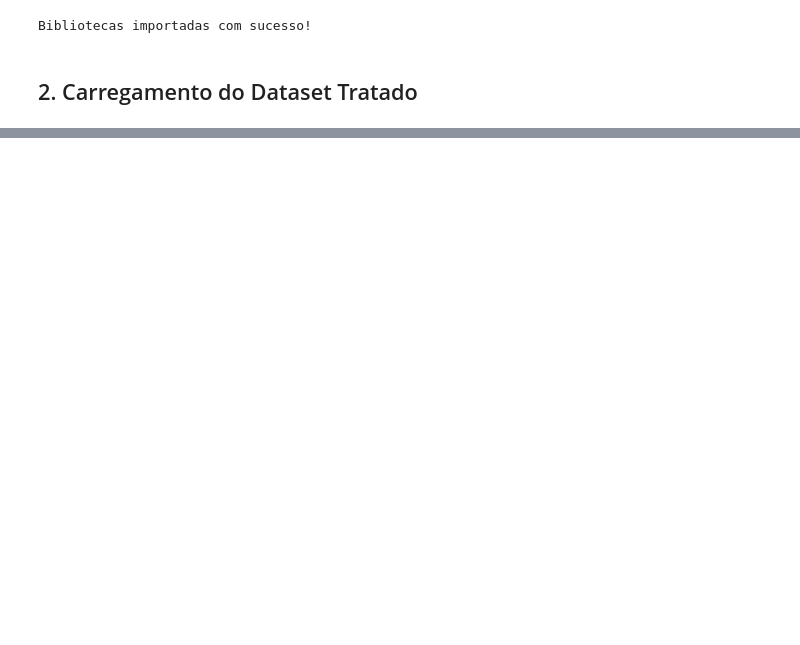
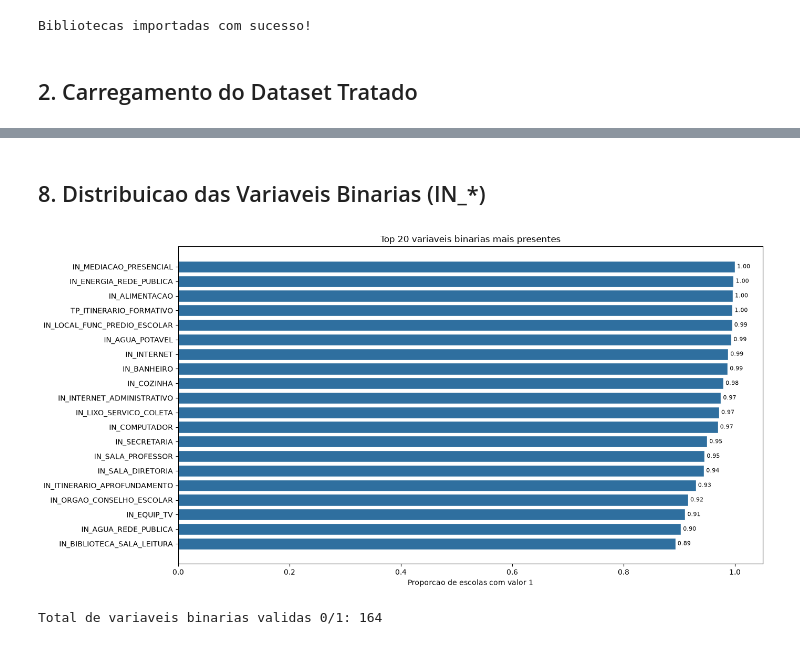
Before and after one commit to presley-rocha/Aprendizagem_de_maquina_supervisionado_POS_DATASCIENCE_SENAC, a Jupyter notebook: 2_NoteBooks_Etapas_Projeto/04.Visualizacao_dos_dados.ipynb, the cells around one changed output, grey strips where cells are left out. Saved outputs shown, nothing was run; the diff lists cells and outputs as text; code cells hidden in the pictures; blank space fills up the shorter version.

```diff
--- a/2_NoteBooks_Etapas_Projeto/04.Visualizacao_dos_dados.ipynb
+++ b/2_NoteBooks_Etapas_Projeto/04.Visualizacao_dos_dados.ipynb
@@ -537,0 +278,22 @@ def visualizarDados(dados):
+# %% [markdown]
+## 8. Distribuicao das Variaveis Binarias (IN_*)
+# %%
+def visualizarVariaveisBinarias(dados, colunas_binarias, top_n=20):
+    proporcoes = dados[colunas_binarias].mean().sort_values(ascending=False).head(top_n)
+
+    plt.figure(figsize=(14, 7))
+    bars = plt.barh(proporcoes.index[::-1], proporcoes.values[::-1], color='#2f6f9f', edgecolor='white')
+    plt.xlabel('Proporcao de escolas com valor 1')
+    plt.title(f'Top {top_n} variaveis binarias mais presentes')
+    plt.bar_label(bars, fmt='%.2f', padding=3, fontsize=8)
+    plt.xlim(0, 1.05)
+    plt.tight_layout()
+    plt.savefig(CAMINHO_IMAGENS / 'proporcao_variaveis_binarias.png', dpi=150, bbox_inches='tight')
+    plt.show()
+
+    print(f'Total de variaveis binarias validas 0/1: {len(colunas_binarias)}')
+
+visualizarVariaveisBinarias(df, binarias)
+# %% [output]
+[figure, added]
+Total de variaveis binarias validas 0/1: 164
```
Also changed, not shown: parts of 42 cells of this notebook, 14 other files.
